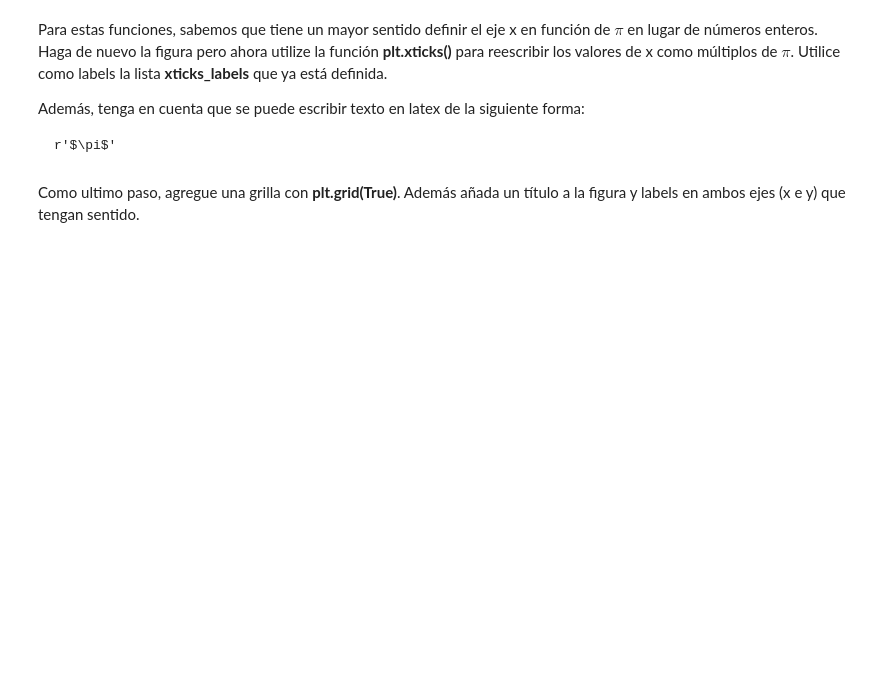
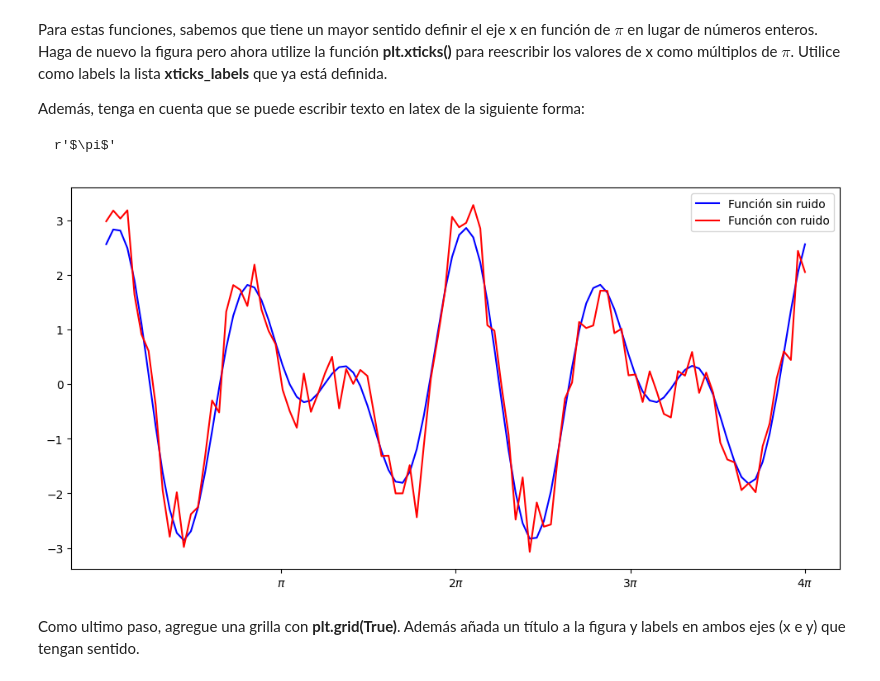
Before and after one commit to sebamonteirov/Tarea-1, a Jupyter notebook: Tarea_1.ipynb, the cells around one changed output. Cells and saved outputs as stored; diff of their text form; code cells hidden in the pictures; blank space fills up the shorter version.

```diff
--- a/Tarea_1.ipynb
+++ b/Tarea_1.ipynb
@@ -338,2 +361,25 @@ xticks_labels = [r'$\pi$', r'$2\pi$', r'$3\pi$', r'$4\pi$']
+# %%
+xticks_labels = [r'$\pi$', r'$2\pi$', r'$3\pi$', r'$4\pi$']
+valores = [np.pi, 2*np.pi, 3*np.pi, 4*np.pi]
+
+#configuramos la figura
+plt.figure(figsize=(12, 6))
+
+#plot de la función sin ruido en azul
+plt.plot(x_values, y_values, color='blue', label='Función sin ruido')
+
+#plot la función con ruido en rojo
+plt.plot(x_values, y_ruido, color='red', label='Función con ruido')
+
+#añadimos leyenda
+plt.legend()
+
+#cambiamos el eje x
+plt.xticks(valores, xticks_labels)
+
+#mostramos la figura
+plt.show()
+# %% [output]
+[figure, added]
 # %% [markdown]
 Como ultimo paso, agregue una grilla con **plt.grid(True)**. Además añada un título a la figura y labels en ambos ejes (x e y) que tengan sentido.
```
Also changed, not shown: parts of 16 cells of this notebook.
